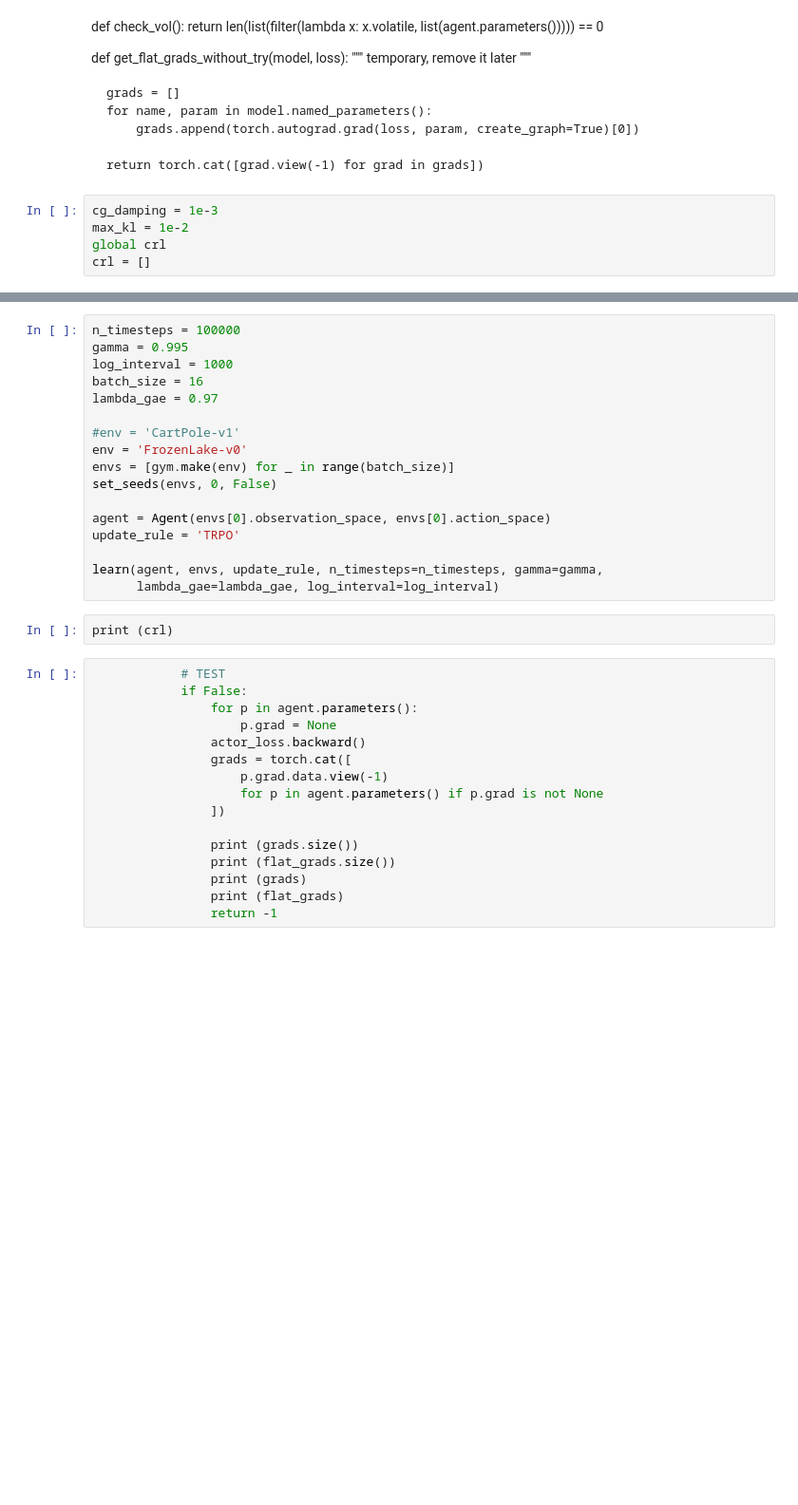
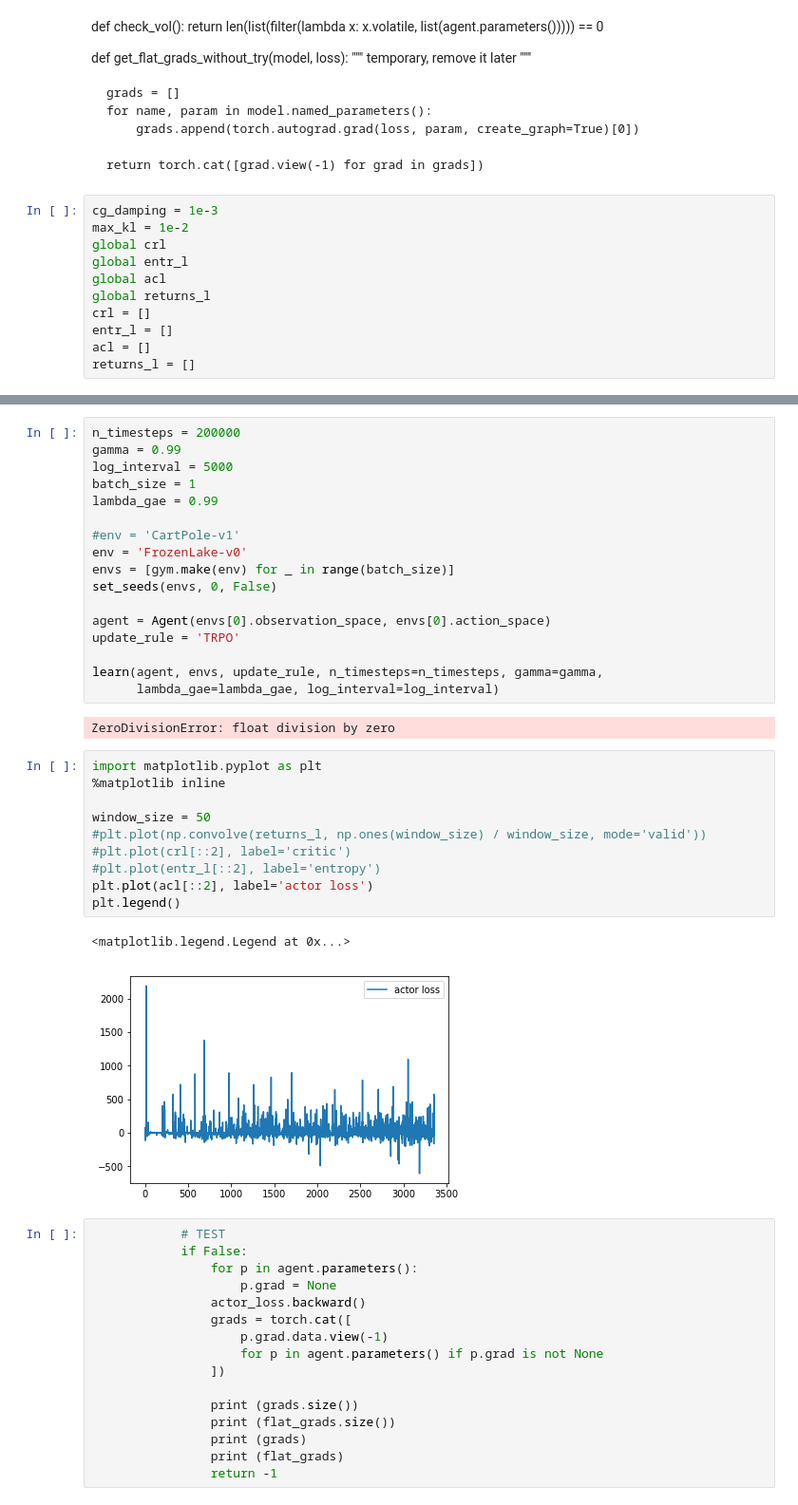
Before and after one commit to evgenii-nikishin/pg_pytorch, a Jupyter notebook: notebooks/Experiments.ipynb, the cells around one changed output, grey strips where cells are left out. Shown at 95% size. Drawn from its saved outputs; the diff is of its cells as text; blank space fills up the shorter version.

Commit message:
+ entropy & global stats

```diff
--- a/notebooks/Experiments.ipynb
+++ b/notebooks/Experiments.ipynb
@@ -184,7 +184,13 @@ def get_flat_grads_without_try(model, loss):
 cg_damping = 1e-3
 max_kl = 1e-2
 global crl
+global entr_l
+global acl
+global returns_l
 crl = []
+entr_l = []
+acl = []
+returns_l = []
 # %%
 def learn(agent, envs, update_rule, n_timesteps=1e5, gamma=0.99, lambda_gae=0.99, entr_coef=1e-3, log_interval=1e4):
     """
@@ -290,11 +314,11 @@ def learn(agent, envs, update_rule, n_timesteps=1e5, gamma=0.99, lambda_gae=0.99
 
     w_envs.close()
 # %%
-n_timesteps = 100000
-gamma = 0.995
-log_interval = 1000
-batch_size = 16
-lambda_gae = 0.97
+n_timesteps = 200000
+gamma = 0.99
+log_interval = 5000
+batch_size = 1
+lambda_gae = 0.99
 
 #env = 'CartPole-v1'
 env = 'FrozenLake-v0'
@@ -306,8 +330,21 @@ update_rule = 'TRPO'
 
 learn(agent, envs, update_rule, n_timesteps=n_timesteps, gamma=gamma,
       lambda_gae=lambda_gae, log_interval=log_interval)
+# %% [output]
+ZeroDivisionError: float division by zero
-# %%
-print (crl)
+# %%
+import matplotlib.pyplot as plt
+%matplotlib inline
+
+window_size = 50
+#plt.plot(np.convolve(returns_l, np.ones(window_size) / window_size, mode='valid'))
+#plt.plot(crl[::2], label='critic')
+#plt.plot(entr_l[::2], label='entropy')
+plt.plot(acl[::2], label='actor loss')
+plt.legend()
+# %% [output]
+<matplotlib.legend.Legend at 0x...>
+[figure, added]
 # %%
             # TEST
             if False:
```
Also changed, not shown: parts of 2 cells of this notebook.
